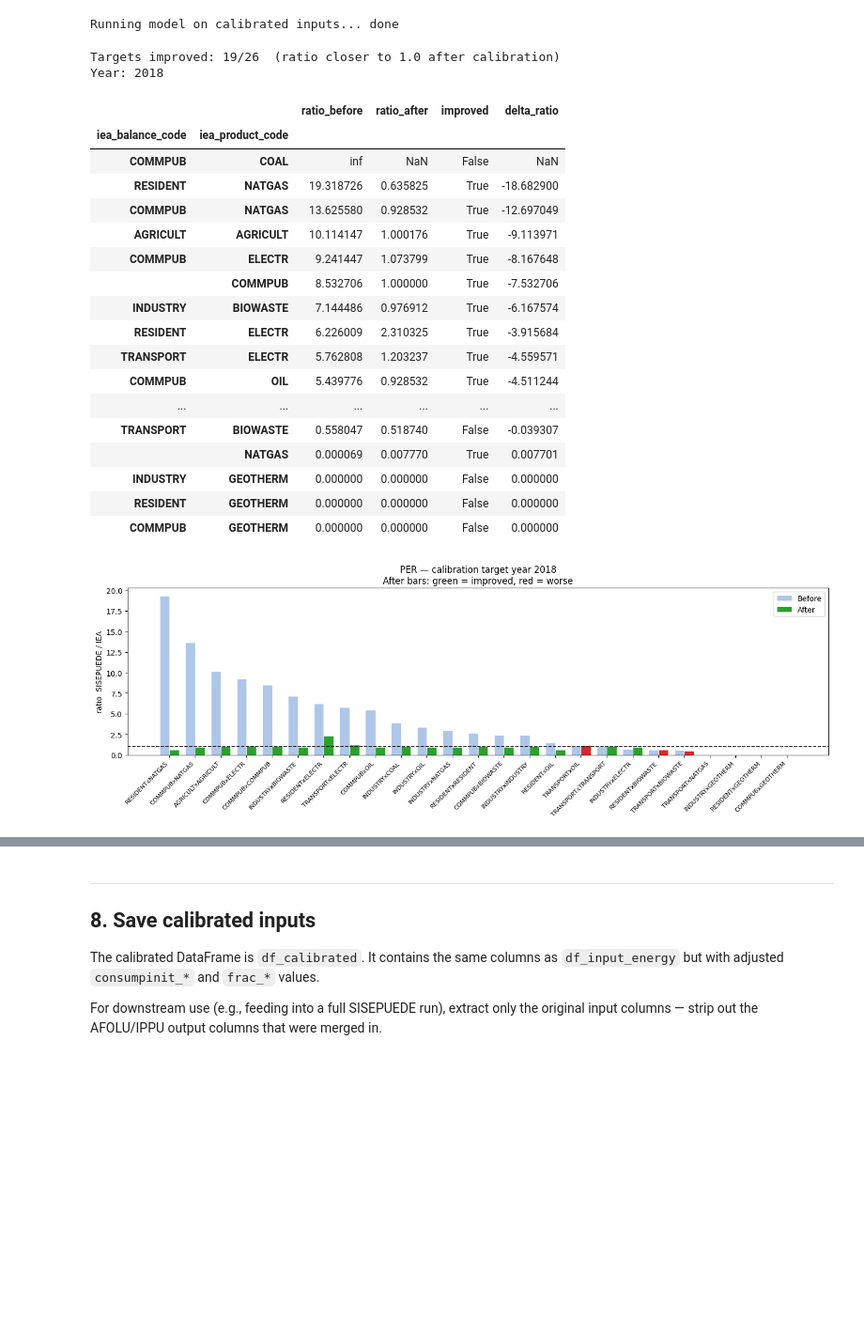
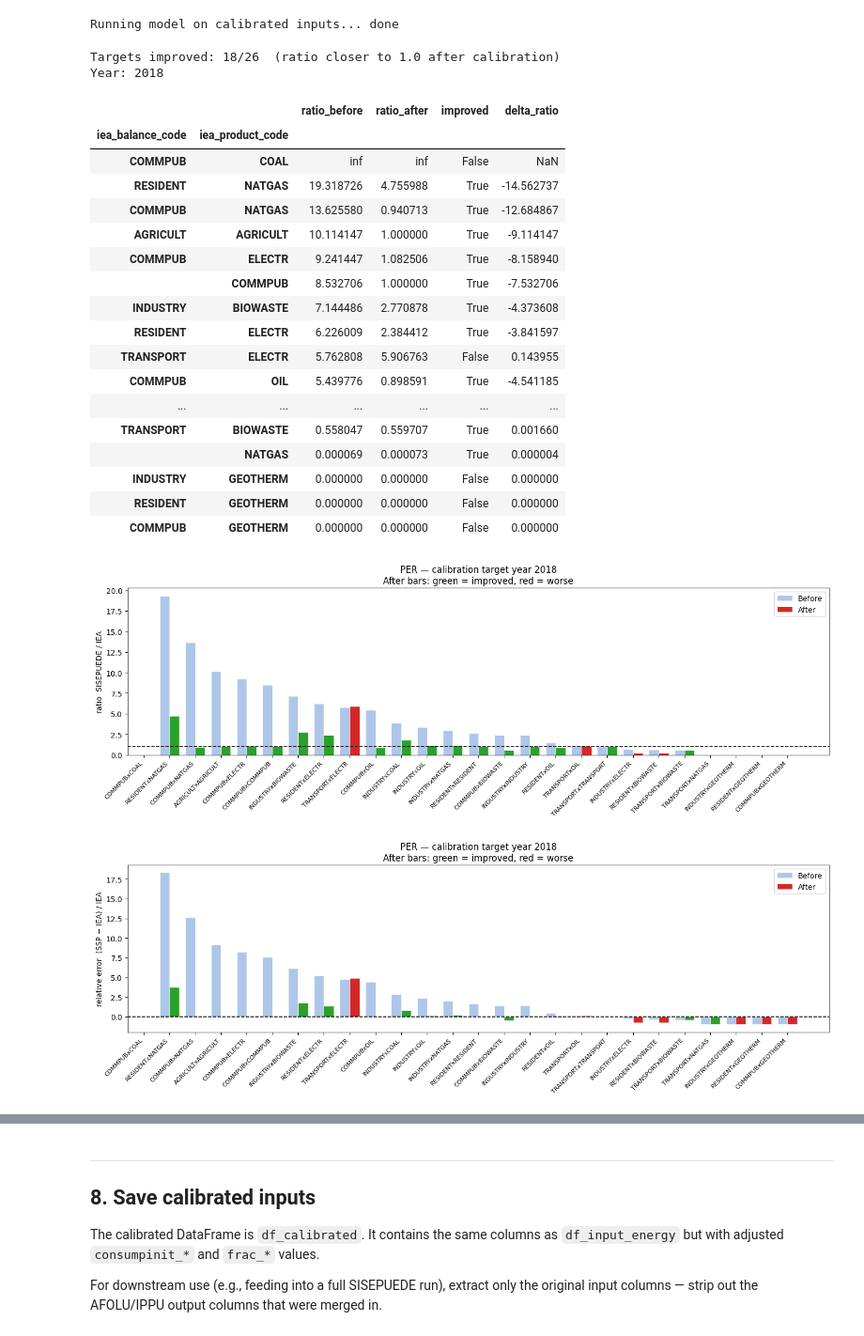
Before and after one commit to dpmendez/sisepuede, a Jupyter notebook: sisepuede/calibration/energy_calibration.ipynb, the cells around one changed output, grey strips where cells are left out. Shown at 94% size. Cells and saved outputs as stored; diff of their text form; code cells hidden in the pictures; blank space fills up the shorter version.

```diff
--- a/sisepuede/calibration/energy_calibration.ipynb
+++ b/sisepuede/calibration/energy_calibration.ipynb
@@ -50,7 +50,7 @@ START_YEAR           = 2015   # first year of the comparison window
 TRUE_DATA_LIMIT_YEAR = 2022   # last year of actual IEA data (rows beyond are projections)
 YEAR_TARGET          = 2018   # reference year to calibrate to
 N_ITER               = 2      # calibration iterations
-N_OPT                = 0      # calibration option: 0 = Phase 1 + Phase 2, 1 = Phase 1 only, 2 = Phase 2 only
+N_OPT                = 3      # calibration option: 0 = Phase 1 + Phase 2, 1 = Phase 1 only, 2 = Phase 2 only
 # ─────────────────────────────────────────────────────────────────────────────
 
 file_struct      = SISEPUEDEFileStructure()
@@ -526,6 +525,7 @@ df_calibrated, log = calibrator.calibrate(
     plan   = plan,
     n_iter = N_ITER,
     option = N_OPT,
+    enforce_varspec_bounds = False,
 )
 # %% [output]
 === Calibration iteration 1/2 ===
@@ -608,7 +595,7 @@ def _ratio_at_year(df_comp, year):
     return (
         df_comp[df_comp["year"] == year]
         .groupby(["iea_balance_code", "iea_product_code"])
-        ["ratio_sisepuede_over_iea"]
+        ["ratio"]
         .mean()
     )
 
@@ -627,54 +614,47 @@ print(f"Targets improved: {n_improved}/{n_total}  (ratio closer to 1.0 after cal
 print(f"Year: {YEAR_TARGET}")
 display(df_compare.sort_values("ratio_before", ascending=False))
 # %% [output]
-Targets improved: 19/26  (ratio closer to 1.0 after calibration)
+Targets improved: 18/26  (ratio closer to 1.0 after calibration)
 Year: 2018
 |  |  | ratio_before | ratio_after | improved | delta_ratio |
 | iea_balance_code | iea_product_code |  |  |  |  |
-| COMMPUB | COAL | inf | NaN | False | NaN |
-| RESIDENT | NATGAS | 19.318726 | 0.635825 | True | -18.682900 |
-| COMMPUB | NATGAS | 13.625580 | 0.928532 | True | -12.697049 |
-| AGRICULT | AGRICULT | 10.114147 | 1.000176 | True | -9.113971 |
-| COMMPUB | ELECTR | 9.241447 | 1.073799 | True | -8.167648 |
+| COMMPUB | COAL | inf | inf | False | NaN |
+| RESIDENT | NATGAS | 19.318726 | 4.755988 | True | -14.562737 |
+| COMMPUB | NATGAS | 13.625580 | 0.940713 | True | -12.684867 |
+| AGRICULT | AGRICULT | 10.114147 | 1.000000 | True | -9.114147 |
+| COMMPUB | ELECTR | 9.241447 | 1.082506 | True | -8.158940 |
 |  | COMMPUB | 8.532706 | 1.000000 | True | -7.532706 |
-| INDUSTRY | BIOWASTE | 7.144486 | 0.976912 | True | -6.167574 |
-| RESIDENT | ELECTR | 6.226009 | 2.310325 | True | -3.915684 |
-| TRANSPORT | ELECTR | 5.762808 | 1.203237 | True | -4.559571 |
-| COMMPUB | OIL | 5.439776 | 0.928532 | True | -4.511244 |
+| INDUSTRY | BIOWASTE | 7.144486 | 2.770878 | True | -4.373608 |
+| RESIDENT | ELECTR | 6.226009 | 2.384412 | True | -3.841597 |
+| TRANSPORT | ELECTR | 5.762808 | 5.906763 | False | 0.143955 |
+| COMMPUB | OIL | 5.439776 | 0.898591 | True | -4.541185 |
 | ... | ... | ... | ... | ... | ... |
-| TRANSPORT | BIOWASTE | 0.558047 | 0.518740 | False | -0.039307 |
-|  | NATGAS | 0.000069 | 0.007770 | True | 0.007701 |
+| TRANSPORT | BIOWASTE | 0.558047 | 0.559707 | True | 0.001660 |
+|  | NATGAS | 0.000069 | 0.000073 | True | 0.000004 |
 | INDUSTRY | GEOTHERM | 0.000000 | 0.000000 | False | 0.000000 |
 | RESIDENT | GEOTHERM | 0.000000 | 0.000000 | False | 0.000000 |
 | COMMPUB | GEOTHERM | 0.000000 | 0.000000 | False | 0.000000 |
 # %%
-# Side-by-side bar chart: ratio before (grey) and after (coloured) calibration
-df_plot = df_compare.dropna(subset=["ratio_before", "ratio_after"]).copy()
-df_plot["label"] = [
-    f"{b}x{p}" for b, p in df_plot.index
-]
-df_plot = df_plot.sort_values("ratio_before", ascending=False)
+from sisepuede.calibration._plotting import plot_before_after_discrepancy_bar
 
-x = np.arange(len(df_plot))
-w = 0.38
+# Ratio view (reference line at 1.0)
+plot_before_after_discrepancy_bar(
+    df_comp_baseline,
+    df_comp_calibrated,
+    year_target=YEAR_TARGET,
+    variable="ratio",
+    country=ISO_COUNTRY,
+)
 
-fig, ax = plt.subplots(figsize=(14, 5))
-ax.bar(x - w/2, df_plot["ratio_before"], width=w, label="Before",
-       color="#aec7e8", edgecolor="white", linewidth=0.5)
-ax.bar(x + w/2, df_plot["ratio_after"],  width=w, label="After",
-       color=["#2ca02c" if v else "#d62728" for v in df_plot["improved"]],
-       edgecolor="white", linewidth=0.5)
-ax.axhline(1.0, color="black", linewidth=1.2, linestyle="--", zorder=5)
-ax.set_xticks(x)
-ax.set_xticklabels(df_plot["label"], rotation=45, ha="right", fontsize=8)
-ax.set_ylabel("ratio  SISEPUEDE / IEA")
-ax.set_title(
-    f"{ISO_COUNTRY} — calibration target year {YEAR_TARGET}\n"
-    "After bars: green = improved, red = worse"
+# Relative-error view (reference line at 0.0)
+plot_before_after_discrepancy_bar(
+    df_comp_baseline,
+    df_comp_calibrated,
+    year_target=YEAR_TARGET,
+    variable="rel_error",
+    country=ISO_COUNTRY,
 )
-ax.legend()
-fig.tight_layout()
-plt.show()
 # %% [output]
-[figure, old version]
+[figure, new version]
+[figure, added]
 # %%
```
Also changed, not shown: parts of 11 cells of this notebook, 4 other files.
